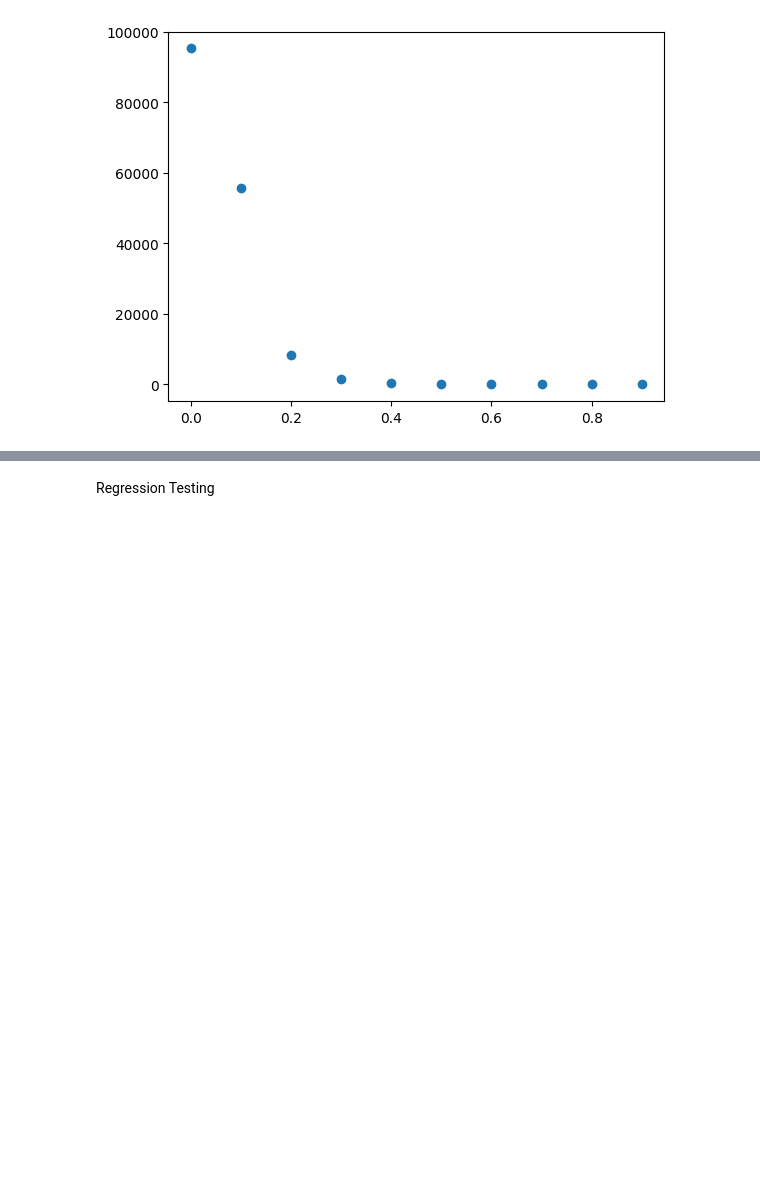
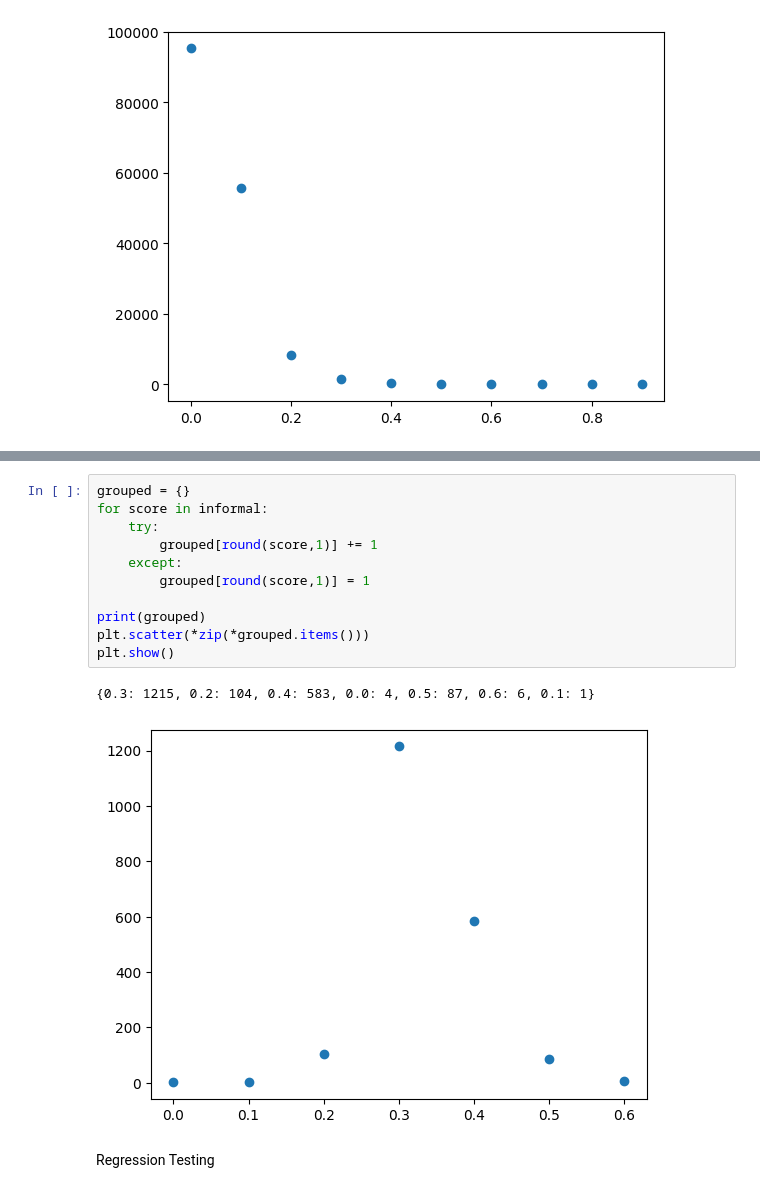
Before and after one commit to TobyBritton1/NewsBiasMapping, a Jupyter notebook: DataAnalysis.ipynb, the cells around one changed output, grey strips where cells are left out. Saved outputs shown, nothing was run; the diff lists cells and outputs as text; blank space fills up the shorter version.

```diff
--- a/DataAnalysis.ipynb
+++ b/DataAnalysis.ipynb
@@ -175,3 +204,17 @@ plt.show()
+# %%
+grouped = {}
+for score in informal:
+    try:
+        grouped[round(score,1)] += 1
+    except:
+        grouped[round(score,1)] = 1
+
+print(grouped)
+plt.scatter(*zip(*grouped.items()))
+plt.show()
+# %% [output]
+{0.3: 1215, 0.2: 104, 0.4: 583, 0.0: 4, 0.5: 87, 0.6: 6, 0.1: 1}
+[figure, added]
 # %% [markdown]
 Regression Testing
 # %%
```
Also changed, not shown: parts of 7 cells of this notebook, 1 other file.
